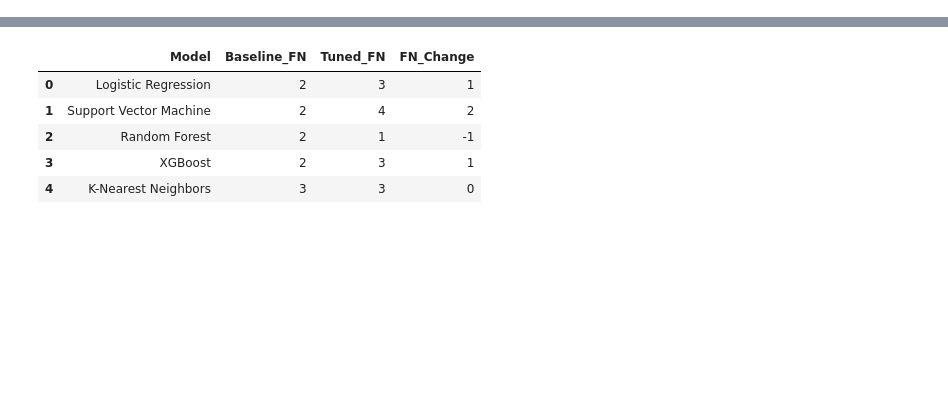
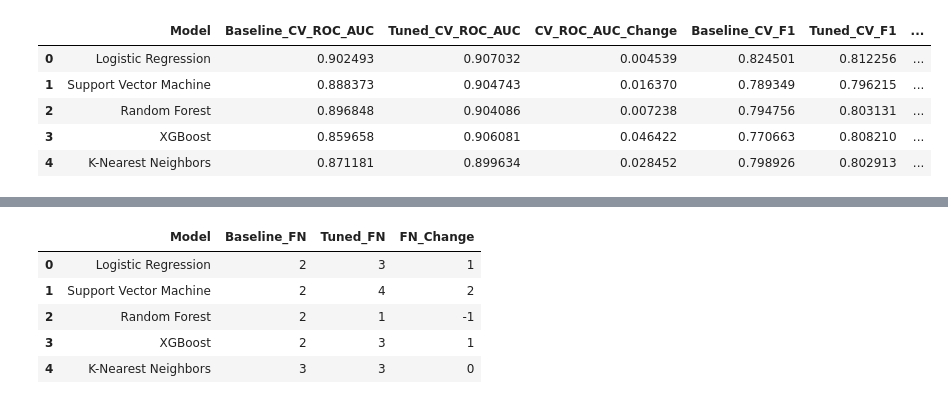
Before and after one commit to suprithsbasavanal-alt/iitk-project, a Jupyter notebook: heart-disease-prediction/notebooks/03_hyperparameter_tuning.ipynb, the cells around one changed output, grey strips where cells are left out. Cells and saved outputs as stored; diff of their text form; code cells hidden in the pictures; blank space fills up the shorter version.

```diff
--- a/heart-disease-prediction/notebooks/03_hyperparameter_tuning.ipynb
+++ b/heart-disease-prediction/notebooks/03_hyperparameter_tuning.ipynb
@@ -113,0 +136,10 @@ b_vs_t_df[['Model', 'Baseline_CV_ROC_AUC', 'Tuned_CV_ROC_AUC', 'Baseline_Test_RO
+# %%
+b_vs_t_df = pd.read_csv(metrics_dir / "baseline_vs_tuned.csv")
+b_vs_t_df
+# %% [output]
+|  | Model | Baseline_CV_ROC_AUC | Tuned_CV_ROC_AUC | CV_ROC_AUC_Change | Baseline_CV_F1 | Tuned_CV_F1 | ... |
+| 0 | Logistic Regression | 0.902493 | 0.907032 | 0.004539 | 0.824501 | 0.812256 | ... |
+| 1 | Support Vector Machine | 0.888373 | 0.904743 | 0.016370 | 0.789349 | 0.796215 | ... |
+| 2 | Random Forest | 0.896848 | 0.904086 | 0.007238 | 0.794756 | 0.803131 | ... |
+| 3 | XGBoost | 0.859658 | 0.906081 | 0.046422 | 0.770663 | 0.808210 | ... |
+| 4 | K-Nearest Neighbors | 0.871181 | 0.899634 | 0.028452 | 0.798926 | 0.802913 | ... |
```
Also changed, not shown: parts of 44 cells of this notebook.
